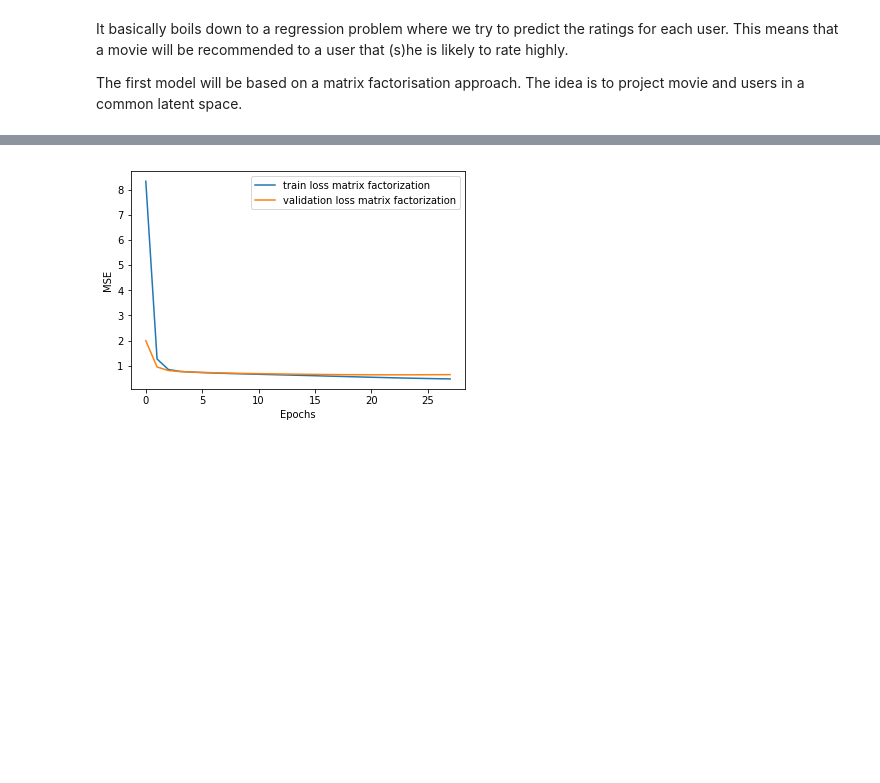
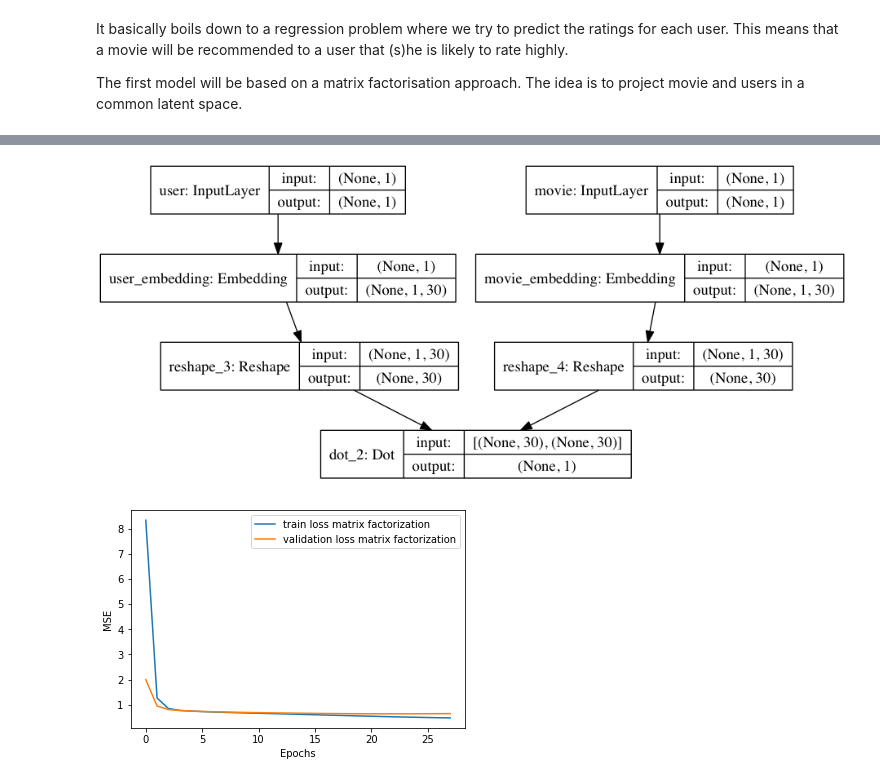
Before and after one commit to jjlbrown/RecommendationEngine, a Jupyter notebook: recommendation_part2_keras.ipynb, the cells around one changed output, grey strips where cells are left out. Cells and saved outputs as stored; diff of their text form; code cells hidden in the pictures; blank space fills up the shorter version.

Commit message:
redoing figures

```diff
--- a/recommendation_part2_keras.ipynb
+++ b/recommendation_part2_keras.ipynb
@@ -148,10 +148,10 @@ mf_model = Model(inputs=[userId_input, movieId_input], outputs=y)
 mf_model.compile(loss='mse',
                  optimizer=Adam(lr=0.0005))
 
-from IPython.display import SVG, Image, display
+from IPython.display import Image, display
 from keras.utils.vis_utils import model_to_dot
 from keras.utils import plot_model
 
-plot_model(mf_model, "mf_model.svg", show_shapes=True)
-display(SVG("mf_model.svg"))
+plot_model(mf_model, "mf_model.png", show_shapes=True)
+display(Image("mf_model.png"))
 # %% [output]
@@ -159,3 +158,4 @@ display(SVG("mf_model.svg"))
+[figure, added]
 # %%
 from sklearn.model_selection import train_test_split
 ratings_train, ratings_test = train_test_split(ratings, test_size=0.2)
```
Also changed, not shown: parts of 2 cells of this notebook.
